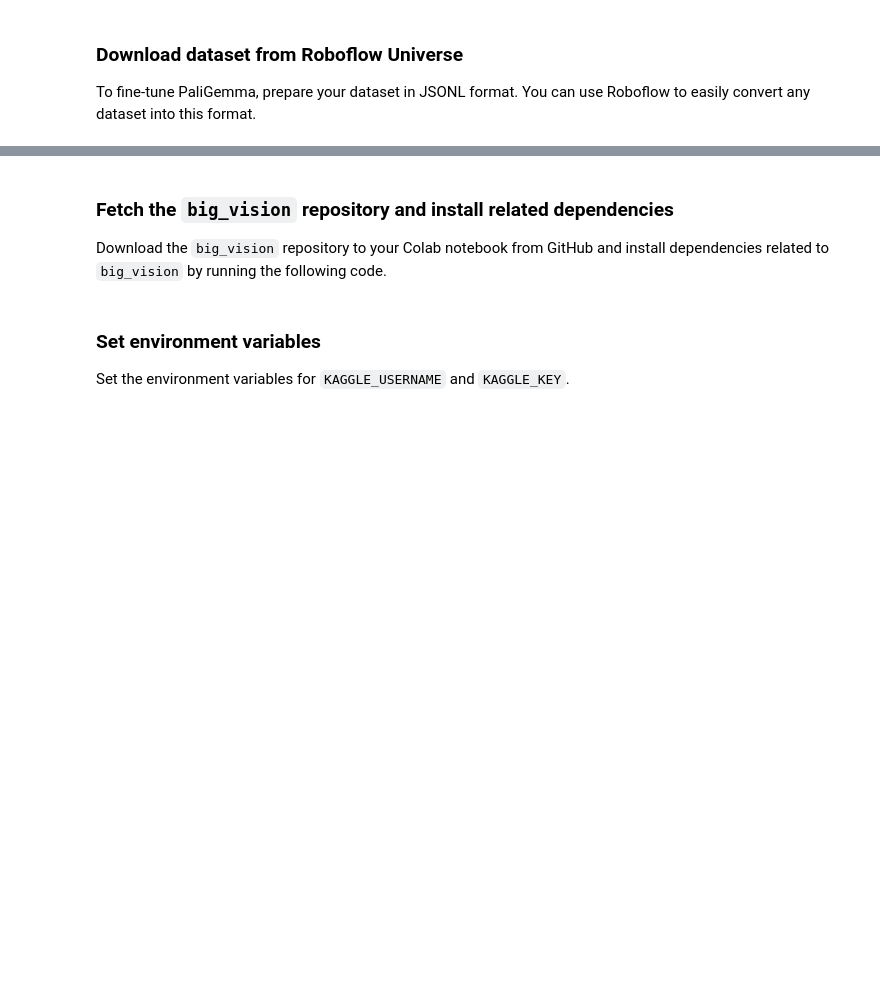
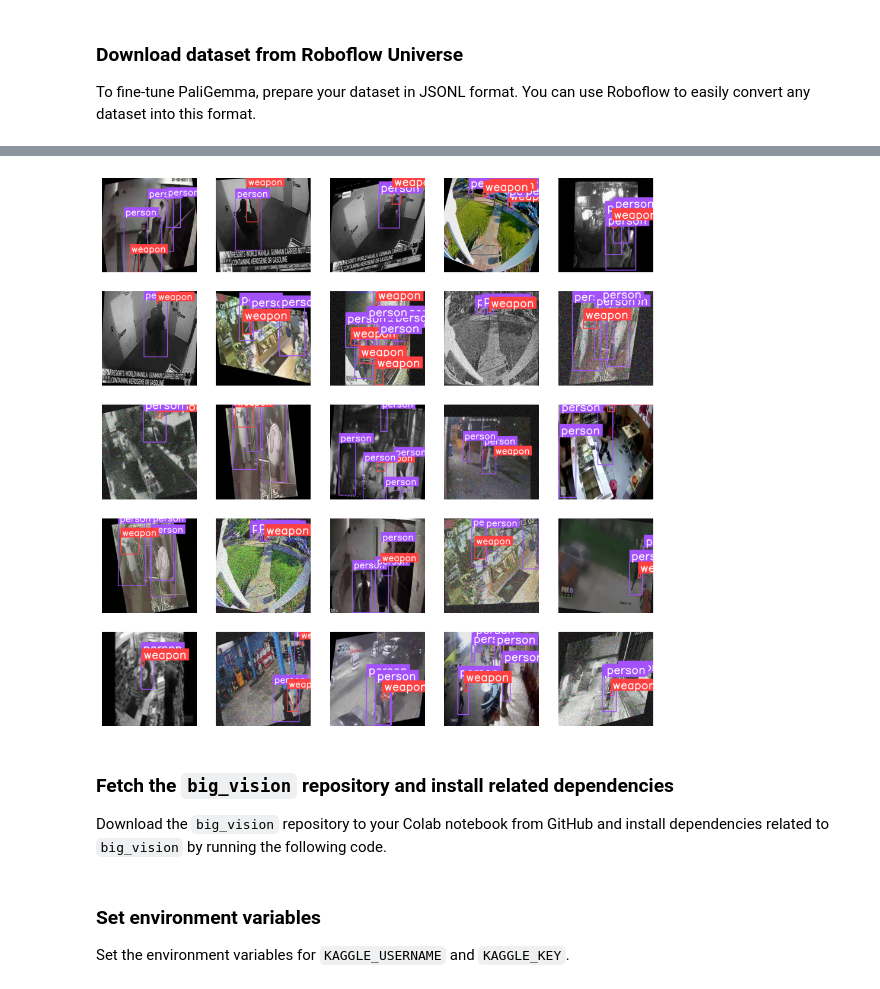
Before and after one commit to BorooBoss/video-based-action-recognition, a Jupyter notebook: djangoweb/src/train/finetune_paligemma2.ipynb, the cells around one changed output, grey strips where cells are left out. Drawn from its saved outputs; the diff is of its cells as text; code cells hidden in the pictures; blank space fills up the shorter version.

```diff
--- a/djangoweb/src/train/finetune_paligemma2.ipynb
+++ b/djangoweb/src/train/finetune_paligemma2.ipynb
@@ -99,34 +117,36 @@ dataset = version.download("paligemma")
 import cv2
 import json
 import supervision as sv
 from typing import List
 
 def read_n_lines(file_path: str, n: int) -> List[str]:
     with open(file_path, 'r') as file:
         lines = [next(file).strip() for _ in range(n)]
     return lines
 
 images = []
 lines = read_n_lines(f"{dataset.location}/dataset/_annotations.train.jsonl", 25)
 first = json.loads(lines[0])
 
 CLASSES = first.get('prefix').replace("detect ", "").split(" ; ")
 
 for line in lines:
     data = json.loads(line)
     image = cv2.imread(f"{dataset.location}/dataset/{data.get('image')}")
     (h, w, _) = image.shape
     detections = sv.Detections.from_lmm(
         lmm='paligemma',
         result=data.get('suffix'),
         resolution_wh=(w, h),
         classes=CLASSES)
 
-    image = sv.BoundingBoxAnnotator(thickness=4).annotate(image, detections)
+    image = sv.BoxAnnotator(thickness=4).annotate(image, detections)
     image = sv.LabelAnnotator(text_scale=2, text_thickness=4).annotate(image, detections)
     images.append(image)
 
 sv.plot_images_grid(images, (5, 5))
+# %% [output]
+[figure, added]
 # %% [markdown]
 ### Fetch the `big_vision` repository and install related dependencies
 
```
Also changed, not shown: parts of 8 cells of this notebook, 1 other file.
